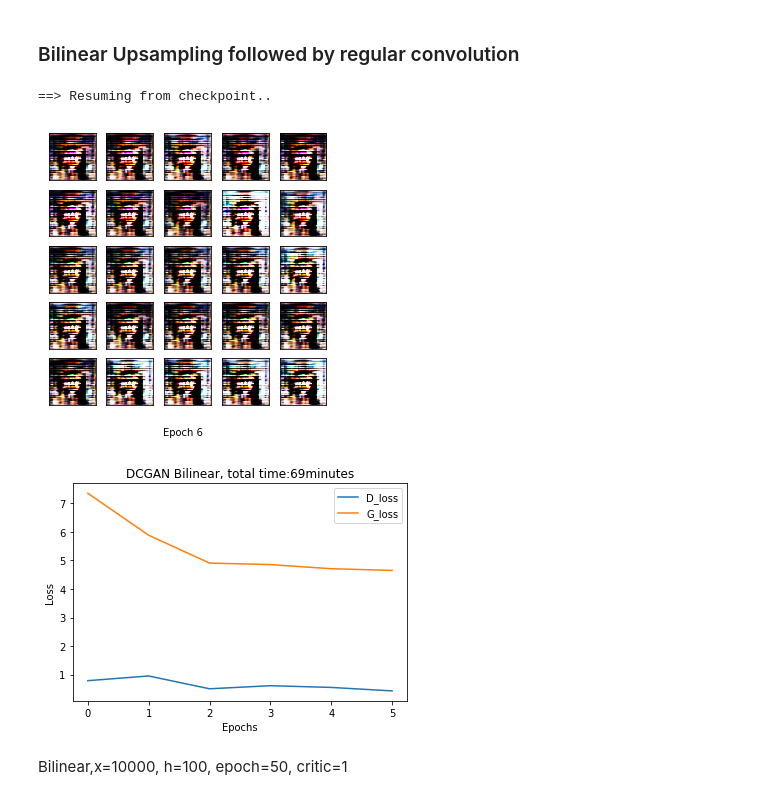
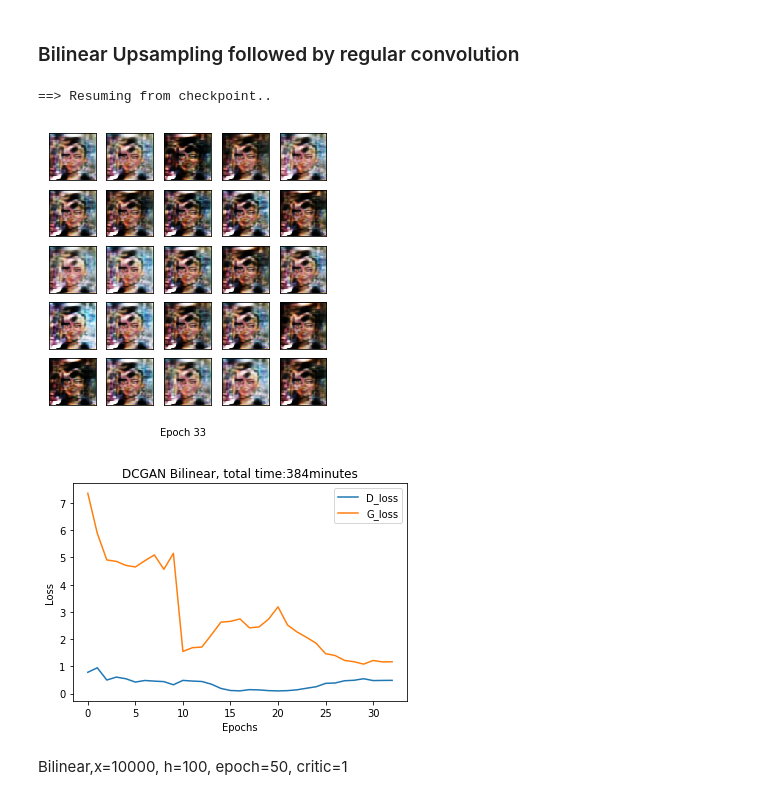
Before and after one commit to fanxiao001/ift6135-assignment, a Jupyter notebook: assignment4/ift6135_hwk4.ipynb, the cells around one changed output. Drawn from its saved outputs; the diff is of its cells as text; code cells hidden in the pictures.

```diff
--- a/assignment4/ift6135_hwk4.ipynb
+++ b/assignment4/ift6135_hwk4.ipynb
@@ -101,6 +101,6 @@ We adjust the value of the Critic dynamically during the training. For each mini
 # %%
 # Dynamic critic of grandiant descent between Distriminator and Generator.
-filename='GANDeconvolution_t4000_h100_ep40.cdynamic'
+filename='GANDeconv_t9999_h100_train2_ep24'
 hidden_dim = 100
 
 G,D,train_hist = GAN_CelebA.loadCheckpoint(filename,hidden_dim,use_cuda=use_cuda)
@@ -169,25 +163,29 @@ nearest,x=10000,h=100,epoch=50,critic=1
 # %% [markdown]
 ### Bilinear Upsampling followed by regular convolution
 # %%
-filename = 'GANBilinear_t9900_h100_train3_ep6.critic5'#'GANBilinear_t4000_h100_ep30.c4'
+#'GANBilinear_t9900_h100_train3_ep6.critic5'
+#'GANBilinear_t4000_h100_ep30.c4'
+#GANbilinear_t10000_h100_ep50_new
+#'GANBilinear_t9000_h100_train3_ep18'
+filename = 'GANBilinear_t9900_h100_train3_ep33'
 hidden_dim = 100
-G,D,train_hist = GAN_CelebA.loadCheckpoint_Upsampling(filename,hidden_dim,use_cuda=use_cuda,mode='nearest')
+G,D,train_hist = GAN_CelebA.loadCheckpoint_Upsampling_old(filename,hidden_dim,use_cuda=use_cuda,mode='bilinear')
 epoch_num=len(train_hist['D_losses'])
 GAN_CelebA.show_result(G,D,epoch_num, hidden_dim, show=True,save=True, path='figures/'+filename+'.pdf', use_cuda=use_cuda)
 
 plt.plot(range(0,epoch_num),train_hist['D_losses'],label='D_loss')
 plt.plot(range(0,epoch_num),train_hist['G_losses'],label='G_loss')
 # plt.plot(range(0,epoch_num),train_hist['Inc_score'],linestyle='--',label='Inc_score')
 plt.xlabel('Epochs')
 plt.ylabel('Loss')
 plt.title('DCGAN Bilinear, total time:'+str(int(train_hist['total_ptime'][-1]/60))+'minutes')
 plt.legend()
 plt.savefig('figures/'+filename+'_Loss.pdf')
 plt.show()
 # %% [output]
 ==> Resuming from checkpoint..
-[figure, old version]
+[figure, new version]
-[figure, old version]
+[figure, new version]
 # %% [markdown]
 Bilinear,x=10000, h=100, epoch=50, critic=1
 # %% [markdown]
```
Also changed, not shown: parts of 9 cells of this notebook, 3 other files.
